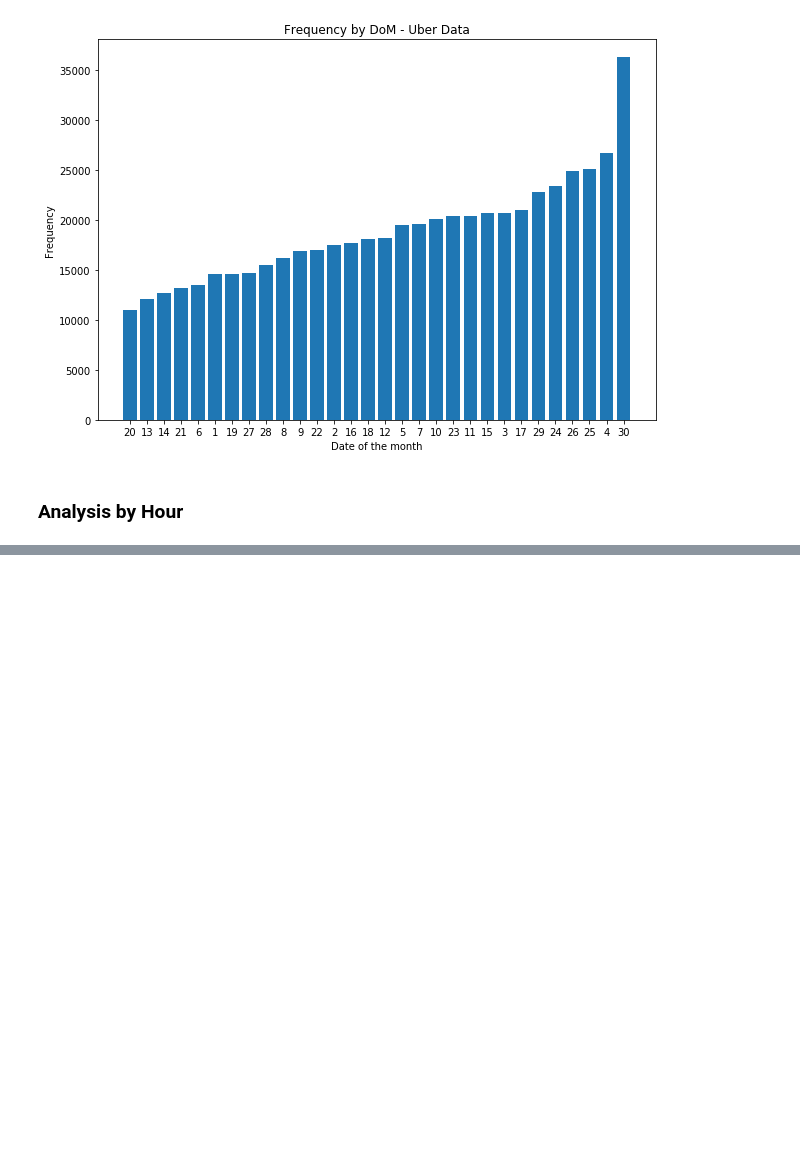
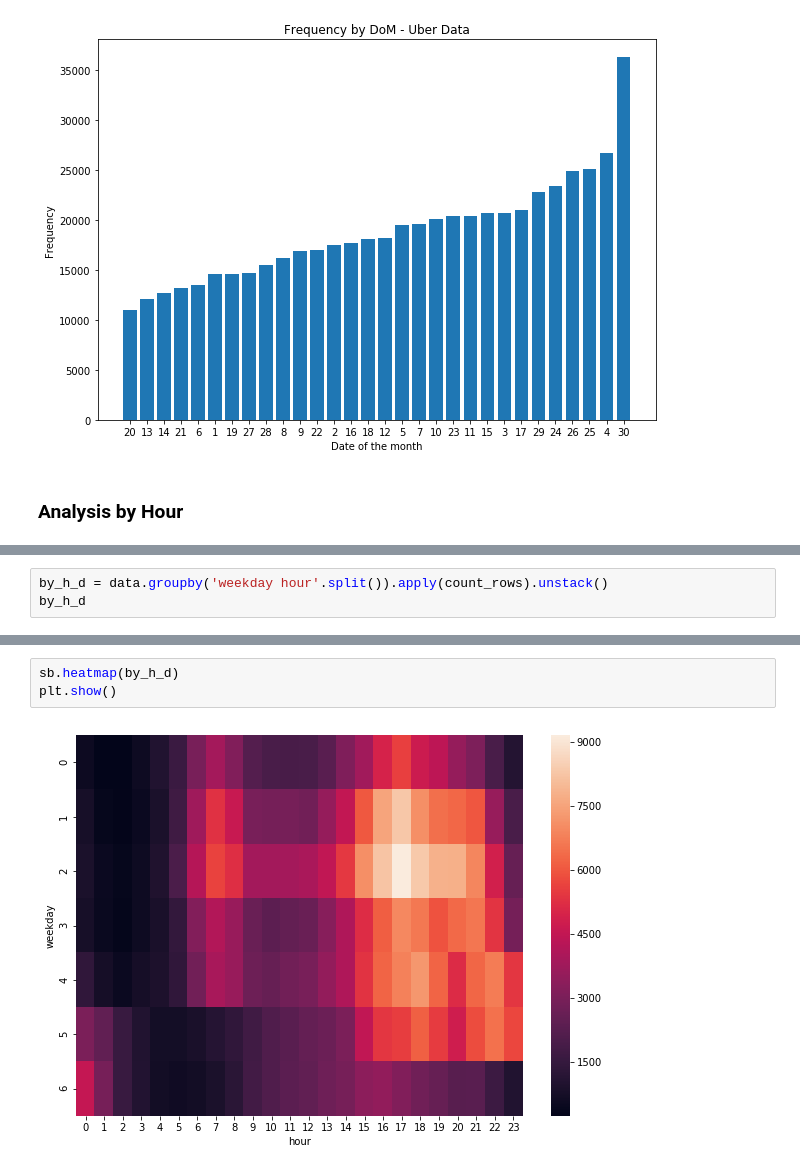
Before and after one commit to monica2702/Uber_DataAnalytics, a Jupyter notebook: Uber_DataAnalytics.ipynb, the cells around one changed output, grey strips where cells are left out. Cells and saved outputs as stored; diff of their text form; blank space fills up the shorter version.

```diff
--- a/Uber_DataAnalytics.ipynb
+++ b/Uber_DataAnalytics.ipynb
@@ -300,0 +332,3 @@ hist(data.hour)
+# %%
+by_h_d = data.groupby('weekday hour'.split()).apply(count_rows).unstack()
+by_h_d
@@ -300,0 +346,5 @@ hist(data.hour)
+# %%
+sb.heatmap(by_h_d)
+plt.show()
+# %% [output]
+[figure, added]
```
Also changed, not shown: parts of 16 cells of this notebook.
